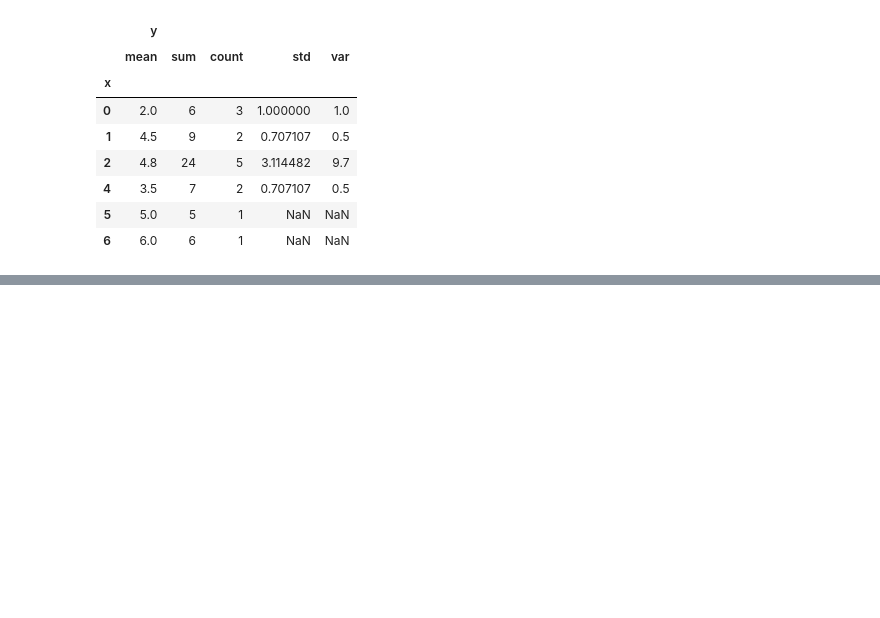
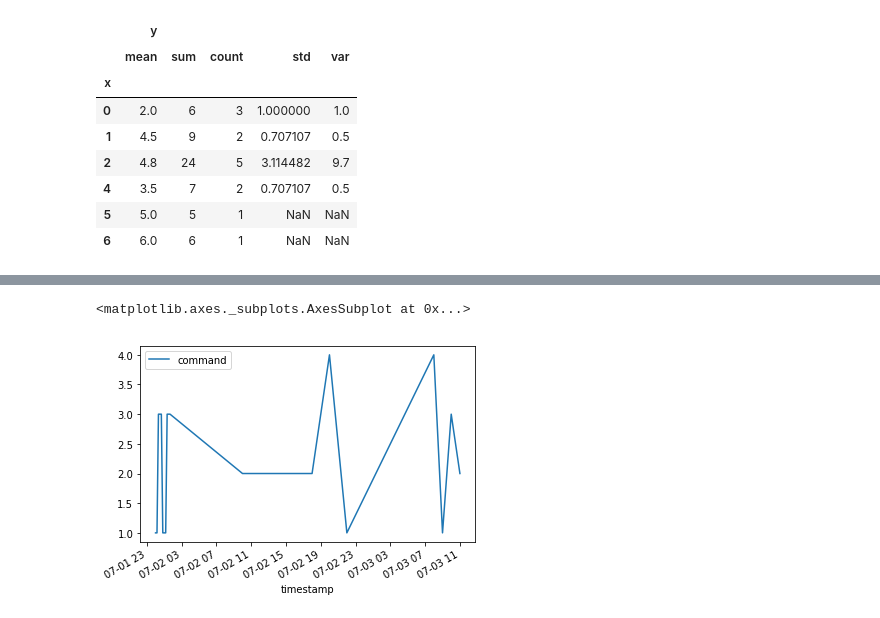
Before and after one commit to jprando/intro-data-analysis-with-python, a Jupyter notebook: data_analysis/intro/pandas_intro.ipynb, the cells around one changed output, grey strips where cells are left out. Saved outputs shown, nothing was run; the diff lists cells and outputs as text; code cells hidden in the pictures; blank space fills up the shorter version.

```diff
--- a/data_analysis/intro/pandas_intro.ipynb
+++ b/data_analysis/intro/pandas_intro.ipynb
@@ -154,3 +154,20 @@ df.groupby('x').agg(['mean','sum','count','std','var'])
 | 4 | 3.5 | 7 | 2 | 0.707107 | 0.5 |
 | 5 | 5.0 | 5 | 1 | NaN | NaN |
 | 6 | 6.0 | 6 | 1 | NaN | NaN |
+# %%
+PARSE_DATES = ['timestamp']
+to_datetime = lambda d: datetime.strptime(d, '%Y-%m-%d %H:%M:%S').date()
+def command_to_int(command):
+    if command == 'up': return 1
+    elif command == 'down': return 2
+    elif command == 'left': return 3
+    elif command == 'right': return 4
+    else: raise ValueError('Invalid command')
+
+CONVERTERS = {
+    'data_extracao': to_datetime,
+    'command': command_to_int
+}
+
+df = pd.read_csv('commands.csv', parse_dates=PARSE_DATES, converters=CONVERTERS, sep=';')
+df
@@ -156,0 +192,5 @@ df.groupby('x').agg(['mean','sum','count','std','var'])
+# %%
+df.plot(x='timestamp', y='command')
+# %% [output]
+<matplotlib.axes._subplots.AxesSubplot at 0x...>
+[figure, added]
```
Also changed, not shown: parts of 1 cell of this notebook.
